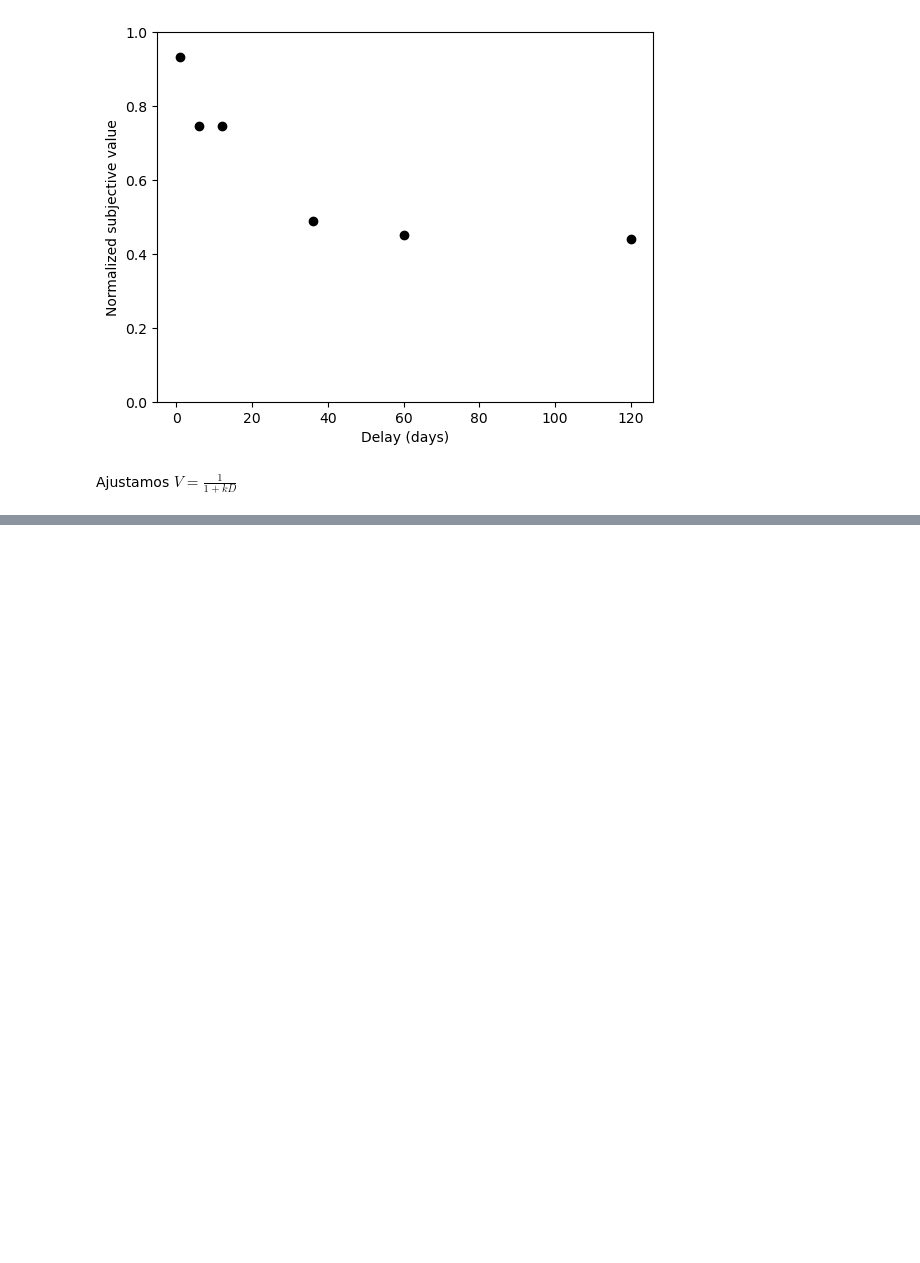
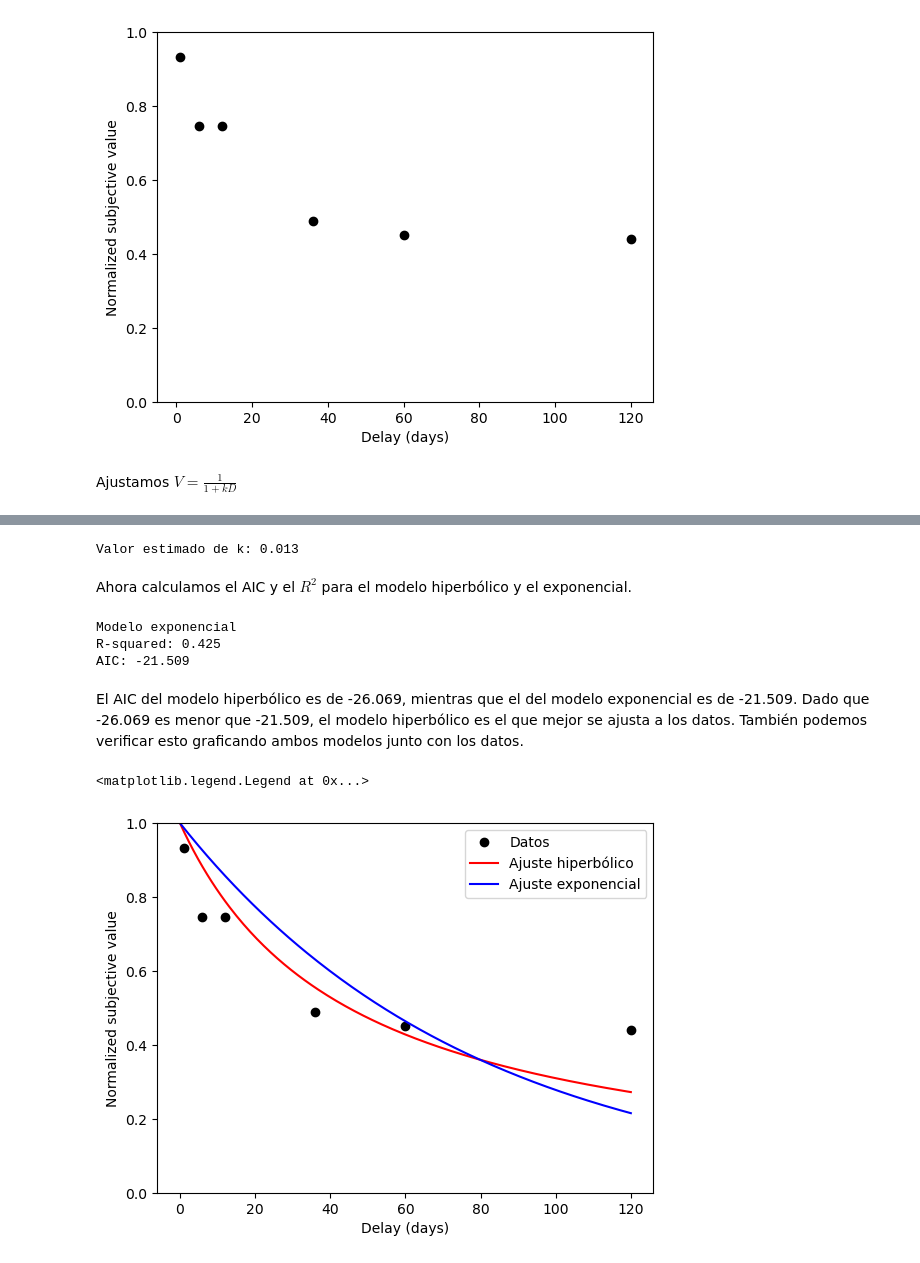
Before and after one commit to jealcalat/python4da, a Jupyter notebook: nbs/pt3_modelos_lineales.ipynb, the cells around one changed output, grey strips where cells are left out. Saved outputs shown, nothing was run; the diff lists cells and outputs as text; code cells hidden in the pictures; blank space fills up the shorter version.

Commit message:
ajuste de hyp y exp

```diff
--- a/nbs/pt3_modelos_lineales.ipynb
+++ b/nbs/pt3_modelos_lineales.ipynb
@@ -204,0 +243,68 @@ Fitted value of k: 1.1925957559997817
+# %%
+# ajustar el modelo exponencial v = e^(-kD) a los datos
+
+# definir el modelo no lineal como función con argumentos D y k
+def exp_discount(D, k):
+    return np.exp(-k*D)
+
+# Fit the model to the data
+params_exp, params_exp_covariance = curve_fit(exp_discount, D, v)
+# Extract the fitted parameter(s)
+
+k_exp = params_exp[0]
+
+print(f'Valor estimado de k: {k_exp.round(3)}')
+# %% [output]
+Valor estimado de k: 0.013
+# %% [markdown]
+Ahora calculamos el AIC y el $R^2$ para el modelo hiperbólico y el exponencial.
+# %%
+# Calculate R-squared
+predictions = exp_discount(D, *params_exp)
+r2 = r2_score(v, predictions)
+
+
+residuals = v - exp_discount(D, *params_exp)
+
+# Calculate AIC
+n = len(v)  # Number of observations
+k = len(params_exp)  # Number of model parameters
+mse = np.mean(residuals**2)  # Mean squared error
+AIC_exp = n * np.log(mse) + 2 * k
+
+print("Modelo exponencial")
+print(f'R-squared: {r2.round(3)}\nAIC: {AIC_exp.round(3)}')
+# %% [output]
+Modelo exponencial
+R-squared: 0.425
+AIC: -21.509
+# %% [markdown]
+El AIC del modelo hiperbólico es de -26.069, mientras que el del modelo exponencial es de -21.509. Dado que -26.069 es menor que -21.509, el modelo hiperbólico es el que mejor se ajusta a los datos. También podemos verificar esto graficando ambos modelos junto con los datos.
+# %%
+# graficar la línea ajustada
+# usaremos la función np.linspace para generar 200 puntos entre 0 y 150
+delays = np.linspace(0, 120, 200)
+
+# creamos valores de v para cada valor de delay
+v_fit_hyp = 1 / (1 + k*delays)
+v_fit_exp = np.exp(-k_exp*delays)
+# graficamos los datos, norm_sv es el valor subjetivo normalizado
+
+plt.plot(dd_data['Delay'],
+        dd_data['norm_sv'],
+        'ko',
+        label='Datos')
+# límites de y entre 0 y 1
+plt.ylim([0, 1])
+plt.plot(delays, v_fitted,
+         'r-',
+         label='Ajuste hiperbólico')
+plt.plot(delays, v_fit_exp,
+          'b-',
+          label='Ajuste exponencial')
+plt.xlabel('Delay (days)')
+plt.ylabel('Normalized subjective value')
+plt.legend()
+# %% [output]
+<matplotlib.legend.Legend at 0x...>
+[figure, added]
```
Also changed, not shown: parts of 8 cells of this notebook, 1 other file.
